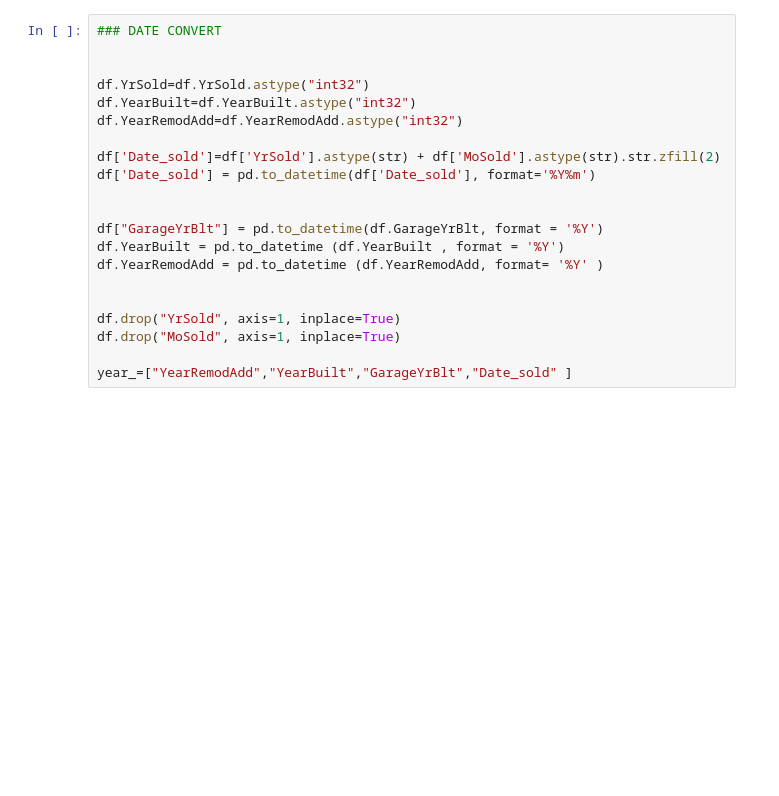
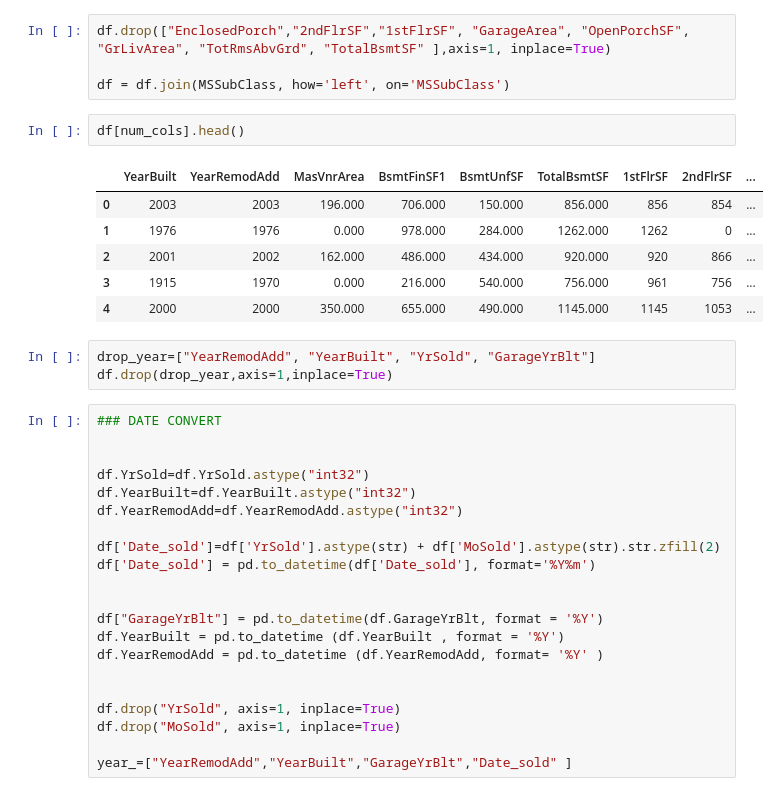
Before and after one commit to klncgty/House-Prices---Advanced-Regression-Techniques, a Jupyter notebook: h-p-p-2nd-prep.ipynb, the cells around one changed output. Saved outputs shown, nothing was run; the diff lists cells and outputs as text; blank space fills up the shorter version.

```diff
--- a/h-p-p-2nd-prep.ipynb
+++ b/h-p-p-2nd-prep.ipynb
@@ -120,3 +201,19 @@ df.drop(drop_list, axis=1, inplace=True)
+# %%
+df.drop(["EnclosedPorch","2ndFlrSF","1stFlrSF", "GarageArea", "OpenPorchSF", "GrLivArea", "TotRmsAbvGrd", "TotalBsmtSF" ],axis=1, inplace=True)
+
+df = df.join(MSSubClass, how='left', on='MSSubClass')
+# %%
+df[num_cols].head()
+# %% [output]
+|  | YearBuilt | YearRemodAdd | MasVnrArea | BsmtFinSF1 | BsmtUnfSF | TotalBsmtSF | 1stFlrSF | 2ndFlrSF | ... |
+| 0 | 2003 | 2003 | 196.000 | 706.000 | 150.000 | 856.000 | 856 | 854 | ... |
+| 1 | 1976 | 1976 | 0.000 | 978.000 | 284.000 | 1262.000 | 1262 | 0 | ... |
+| 2 | 2001 | 2002 | 162.000 | 486.000 | 434.000 | 920.000 | 920 | 866 | ... |
+| 3 | 1915 | 1970 | 0.000 | 216.000 | 540.000 | 756.000 | 961 | 756 | ... |
+| 4 | 2000 | 2000 | 350.000 | 655.000 | 490.000 | 1145.000 | 1145 | 1053 | ... |
+# %%
+drop_year=["YearRemodAdd", "YearBuilt", "YrSold", "GarageYrBlt"]
+df.drop(drop_year,axis=1,inplace=True)
 # %%
 ### DATE CONVERT
 
```
Also changed, not shown: parts of 38 cells of this notebook.
